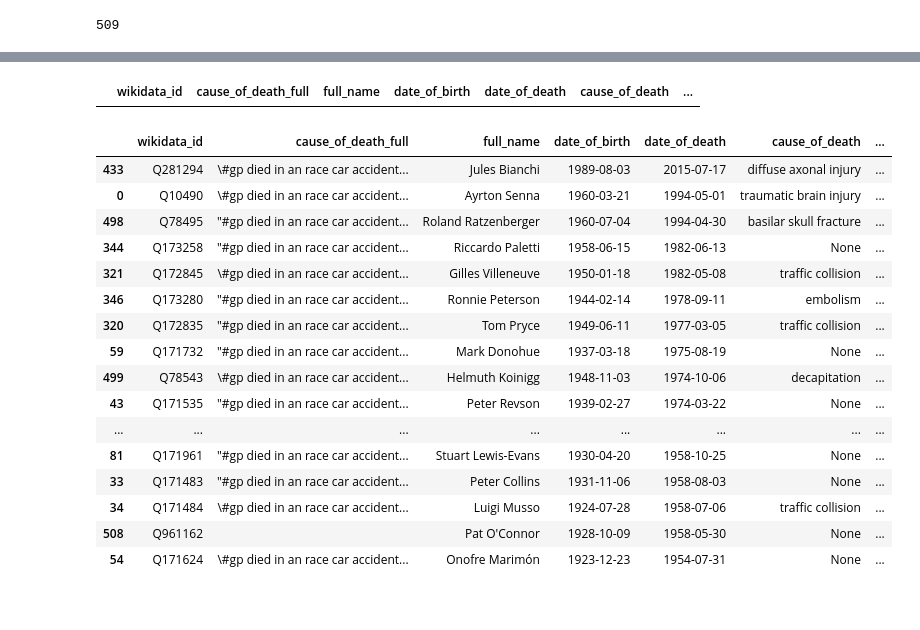
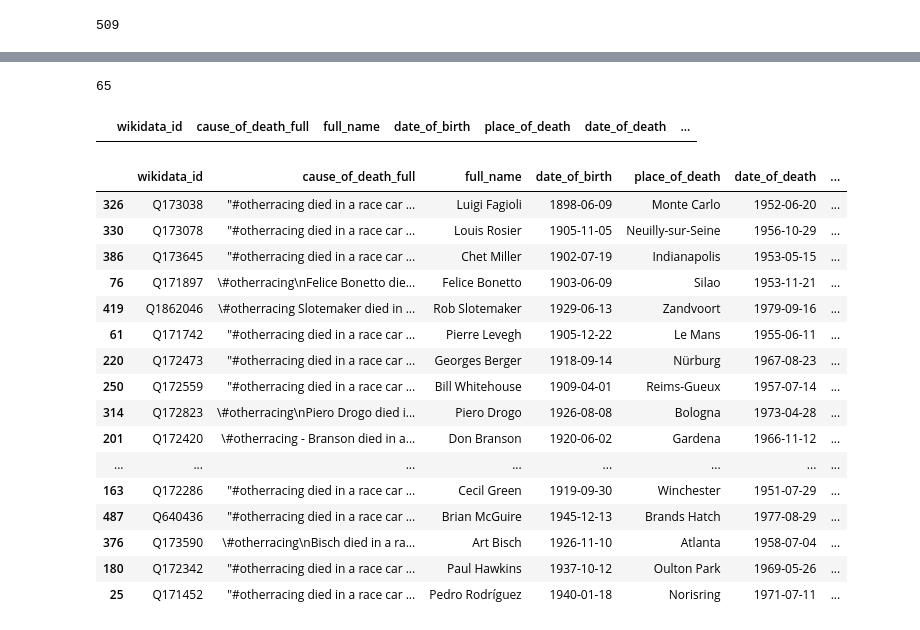
Before and after one commit to michalkasparek/f1-stats, a Jupyter notebook: 015_LLM_coroner_dataframe.ipynb, the cells around one changed output, grey strips where cells are left out. Cells and saved outputs as stored; diff of their text form; code cells hidden in the pictures.

```diff
--- a/015_LLM_coroner_dataframe.ipynb
+++ b/015_LLM_coroner_dataframe.ipynb
@@ -47,7 +47,7 @@ len(df)
 # %% [output]
 509
 # %%
-df = df.merge(wikid[['wikidata_id','full_name','date_of_birth','date_of_death','cause_of_death','manner_of_death']], on='wikidata_id', how='inner')
+df = df.merge(wikid[['wikidata_id','full_name','date_of_birth','place_of_death','date_of_death','cause_of_death','manner_of_death']], on='wikidata_id', how='inner')
 # %%
 df
 # %% [output]
@@ -219,35 +219,75 @@ corrections = {
     'Bill Vukovich': 'gp',
     'Keith Andrews': 'gp',
     'Jerry Unser': 'gp',
-    'Harry Schell	'
+    'Harry Schell': 'otherf1',
+    'Massimo Natili': 'natural',
+    'George Connor': 'natural',
+    'Hans Klenk': 'natural',
+    'Duke Nalon': 'natural',
+    'William Cantrell': 'natural',
+    'Art Cross':'natural',
+    'Carlo Maria Abate': 'natural',
+    'Mike Magill':'natural',
+    'Ottorino Volonterio': 'natural',
+    'Bob Christie': 'natural',
+    'Gimax':'natural',
+    'Graham Whitehead':'unknown',
+    'Red Amick':'unknown',
+    'Brian Naylor': 'unknown',
+    'Ted Whiteaway': 'unknown',
+    'Gene Hartley': 'unknown',
+    'Johnnie Tolan': 'unknown',
+    'Bob Said': 'unknown',
+    'Chuck Arnold': 'unknown',
+    'Bill Homeier': 'unknown',
+    'Myron Fohr': 'unknown',
+    'Cliff Griffith': 'unknown',
+    'Ernie McCoy': 'unknown',
+    'Fred Wacker': 'unknown',
+    'Duane Carter': 'unknown',
+    'Bob Veith': 'unknown',
+    'Eugène Chaboud': 'unknown',
+    'Pat Flaherty': 'unknown',
+    'Jackie Holmes': 'unknown',
+    'Jimmy Jackson': 'unknown',
+    'Frank Armi': 'unknown',
+    'Duke Dinsmore': 'unknown',
+    'Roberto Bussinello': 'unknown',
+    'Alfredo Pián':'unknown',
+    'George Constantine':'unknown',
+    'Carl Scarborough': 'gp',
 }
+# %%
+len(corrections)
+# %% [output]
+65
 # %%
 for name, cause in corrections.items():
     df.loc[df['full_name'] == name, 'cause_of_death_mistral'] = cause
 # %%
 df[df['cause_of_death_mistral'].isnull()]
 # %% [output]
-|  | wikidata_id | cause_of_death_full | full_name | date_of_birth | date_of_death | cause_of_death | ... |
+|  | wikidata_id | cause_of_death_full | full_name | date_of_birth | place_of_death | date_of_death | ... |
 # %%
-df[df['cause_of_death_mistral'] == 'gp'].sort_values(by='date_of_death',ascending=False)
+df[df['cause_of_death_mistral'] == 'otherracing'].sort_values(by='age',ascending=False).head(60)
 # %% [output]
-|  | wikidata_id | cause_of_death_full | full_name | date_of_birth | date_of_death | cause_of_death | ... |
-| 433 | Q281294 | \#gp died in an race car accident... | Jules Bianchi | 1989-08-03 | 2015-07-17 | diffuse axonal injury | ... |
-| 0 | Q10490 | \#gp died in an race car accident... | Ayrton Senna | 1960-03-21 | 1994-05-01 | traumatic brain injury | ... |
-| 498 | Q78495 | "#gp died in an race car accident... | Roland Ratzenberger | 1960-07-04 | 1994-04-30 | basilar skull fracture | ... |
-| 344 | Q173258 | "#gp died in an race car accident... | Riccardo Paletti | 1958-06-15 | 1982-06-13 | None | ... |
-| 321 | Q172845 | \#gp died in an race car accident... | Gilles Villeneuve | 1950-01-18 | 1982-05-08 | traffic collision | ... |
-| 346 | Q173280 | "#gp died in an race car accident... | Ronnie Peterson | 1944-02-14 | 1978-09-11 | embolism | ... |
-| 320 | Q172835 | "#gp died in an race car accident... | Tom Pryce | 1949-06-11 | 1977-03-05 | traffic collision | ... |
-| 59 | Q171732 | "#gp died in an race car accident... | Mark Donohue | 1937-03-18 | 1975-08-19 | None | ... |
-| 499 | Q78543 | \#gp died in an race car accident... | Helmuth Koinigg | 1948-11-03 | 1974-10-06 | decapitation | ... |
-| 43 | Q171535 | "#gp died in an race car accident... | Peter Revson | 1939-02-27 | 1974-03-22 | None | ... |
+|  | wikidata_id | cause_of_death_full | full_name | date_of_birth | place_of_death | date_of_death | ... |
+| 326 | Q173038 | "#otherracing died in a race car ... | Luigi Fagioli | 1898-06-09 | Monte Carlo | 1952-06-20 | ... |
+| 330 | Q173078 | "#otherracing died in a race car ... | Louis Rosier | 1905-11-05 | Neuilly-sur-Seine | 1956-10-29 | ... |
+| 386 | Q173645 | "#otherracing died in a race car ... | Chet Miller | 1902-07-19 | Indianapolis | 1953-05-15 | ... |
+| 76 | Q171897 | \#otherracing\nFelice Bonetto die... | Felice Bonetto | 1903-06-09 | Silao | 1953-11-21 | ... |
+| 419 | Q1862046 | \#otherracing Slotemaker died in ... | Rob Slotemaker | 1929-06-13 | Zandvoort | 1979-09-16 | ... |
+| 61 | Q171742 | "#otherracing died in a race car ... | Pierre Levegh | 1905-12-22 | Le Mans | 1955-06-11 | ... |
+| 220 | Q172473 | "#otherracing died in a race car ... | Georges Berger | 1918-09-14 | Nürburg | 1967-08-23 | ... |
+| 250 | Q172559 | "#otherracing died in a race car ... | Bill Whitehouse | 1909-04-01 | Reims-Gueux | 1957-07-14 | ... |
+| 314 | Q172823 | \#otherracing\nPiero Drogo died i... | Piero Drogo | 1926-08-08 | Bologna | 1973-04-28 | ... |
+| 201 | Q172420 | \#otherracing - Branson died in a... | Don Branson | 1920-06-02 | Gardena | 1966-11-12 | ... |
 | ... | ... | ... | ... | ... | ... | ... | ... |
-| 81 | Q171961 | "#gp died in an race car accident... | Stuart Lewis-Evans | 1930-04-20 | 1958-10-25 | None | ... |
-| 33 | Q171483 | "#gp died in an race car accident... | Peter Collins | 1931-11-06 | 1958-08-03 | None | ... |
-| 34 | Q171484 | \#gp died in an race car accident... | Luigi Musso | 1924-07-28 | 1958-07-06 | traffic collision | ... |
-| 508 | Q961162 |  | Pat O'Connor | 1928-10-09 | 1958-05-30 | None | ... |
-| 54 | Q171624 | \#gp died in an race car accident... | Onofre Marimón | 1923-12-23 | 1954-07-31 | None | ... |
+| 163 | Q172286 | "#otherracing died in a race car ... | Cecil Green | 1919-09-30 | Winchester | 1951-07-29 | ... |
+| 487 | Q640436 | "#otherracing died in a race car ... | Brian McGuire | 1945-12-13 | Brands Hatch | 1977-08-29 | ... |
+| 376 | Q173590 | \#otherracing\nBisch died in a ra... | Art Bisch | 1926-11-10 | Atlanta | 1958-07-04 | ... |
+| 180 | Q172342 | "#otherracing died in a race car ... | Paul Hawkins | 1937-10-12 | Oulton Park | 1969-05-26 | ... |
+| 25 | Q171452 | "#otherracing died in a race car ... | Pedro Rodríguez | 1940-01-18 | Norisring | 1971-07-11 | ... |
 # %%
 df[df['full_name'].str.contains('Schell',na=False)]
 # %% [output]
```
Also changed, not shown: parts of 9 cells of this notebook, 10 other files.
